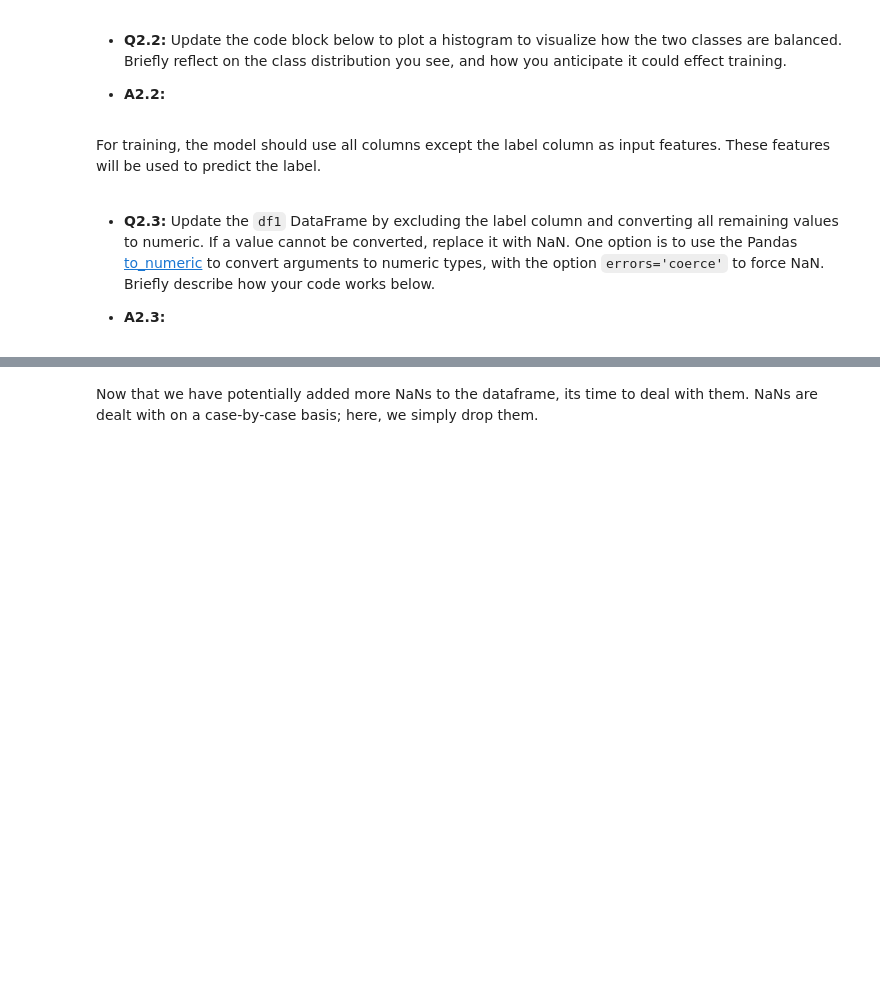
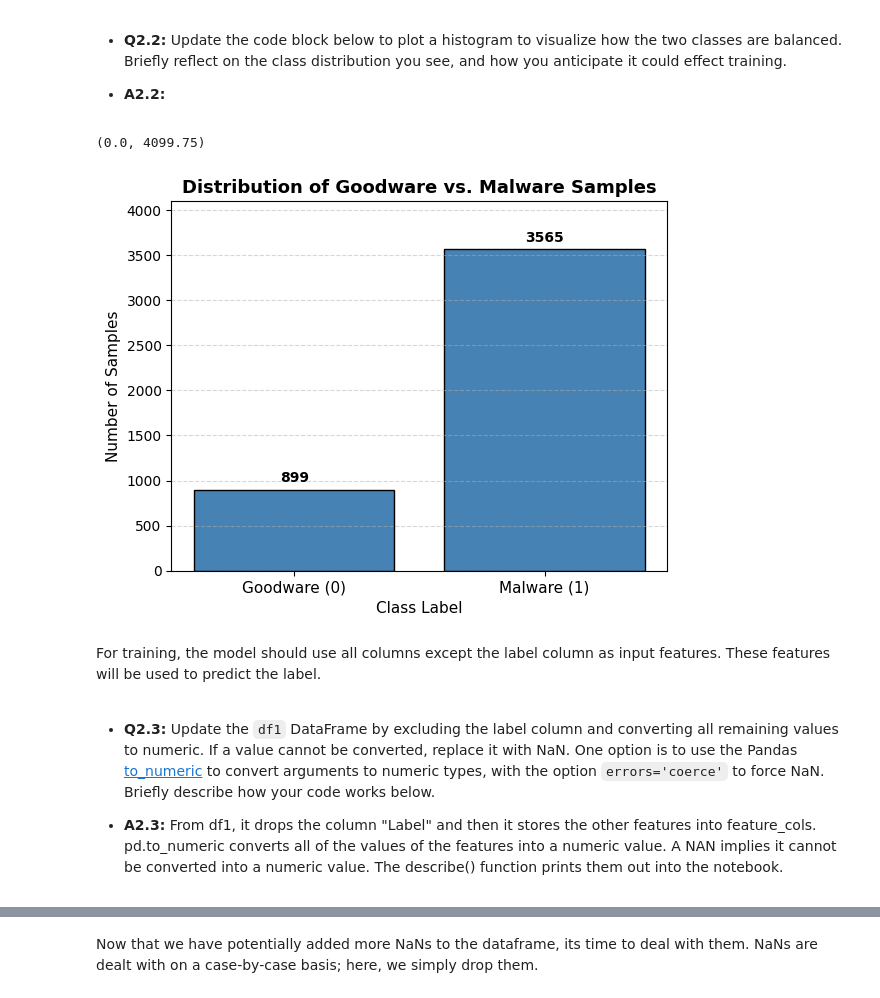
Before and after one commit to Tyler-Bibus/cpre3250, a Jupyter notebook: Lab-03/Lab-03.ipynb, the cells around one changed output, grey strips where cells are left out. Cells and saved outputs as stored; diff of their text form; code cells hidden in the pictures; blank space fills up the shorter version.

```diff
--- a/Lab-03/Lab-03.ipynb
+++ b/Lab-03/Lab-03.ipynb
@@ -60,7 +85,7 @@ This dataset requires some preprocessing before it can be used for classificatio
 # %%
 # Code for Q2.1 here. Convert the "Label" column to binary values (0 for goodware, 1 for malware) and print the resulting column.
 # YOUR CODE STARTS HERE
-
+df1['Label'] = df1['Label'].map({'goodware': 0, 'malware': 1})
 # YOUR CODE ENDS HERE
 
 print(df1['Label'])
@@ -71,16 +109,52 @@ print(df1['Label'])
 # %%
 # Use plt.hist to display a histogram of the "Label" column, showing the distribution of goodware and malware samples.
 # Set the number of bins to 2
 
 # YOUR CODE STARTS HERE
+#plt.hist(df1['Label'].to_numpy(), bins=2) original, then used genAI to spruce it up
 
+# YOUR CODE STARTS HERE
+# Plot histogram with 2 bins, bar spacing, and borders
+counts, bins, patches = plt.hist(
+    df1['Label'].to_numpy(),
+    bins=2,
+    rwidth=0.8,
+    color='steelblue',
+    edgecolor='black'
+)
+
+# Align tick labels with the center of each bin (0.25 and 0.75)
+bin_centers = 0.5 * (bins[:-1] + bins[1:])
+plt.xticks(bin_centers, ['Goodware (0)', 'Malware (1)'], fontsize=11)
+
+# Annotate sample counts on top of each bar
+for count, patch in zip(counts, patches):
+    plt.text(
+        patch.get_x() + patch.get_width() / 2,
+        count + 50,
+        f'{int(count)}',
+        ha='center',
+        va='bottom',
+        fontweight='bold'
+    )
+
+# Formatting
+plt.title('Distribution of Goodware vs. Malware Samples', fontsize=13, fontweight='bold')
+plt.xlabel('Class Label', fontsize=11)
+plt.ylabel('Number of Samples', fontsize=11)
+plt.grid(axis='y', linestyle='--', alpha=0.5)
+plt.ylim(0, max(counts) * 1.15)  # Leave headroom for labels
 # YOUR CODE ENDS HERE
+# YOUR CODE ENDS HERE
+# %% [output]
+(0.0, 4099.75)
+[figure, added]
 # %% [markdown]
 For training, the model should use all columns except the label column as input features. These features will be used to predict the label.
 # %% [markdown]
 - **Q2.3:** Update the `df1` DataFrame by excluding the label column and converting all remaining values to numeric. If a value cannot be converted, replace it with NaN. One option is to use the Pandas [to_numeric](https://pandas.pydata.org/docs/reference/api/pandas.to_numeric.html) to convert arguments to numeric types, with the option `errors='coerce'` to force NaN. Briefly describe how your code works below.
 
-- **A2.3:**
+- **A2.3:** From df1, it drops the column "Label" and then it stores the other features into feature_cols. pd.to_numeric converts all of the values of the features into a numeric value. A NAN implies it cannot be converted into a numeric value. The describe() function prints them out into the notebook.
 # %%
 # Code for Q2.3 here. Store a subset of df1 as "feature_cols" and convert all data to numeric, replacing with "NaN" if impossible.
 # YOUR CODE STARTS HERE
```
Also changed, not shown: parts of 35 cells of this notebook, 1 other file.
